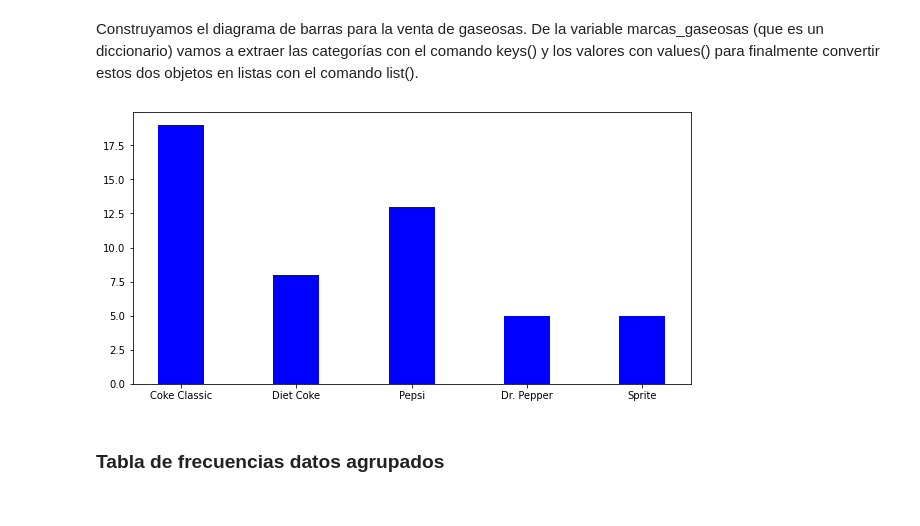
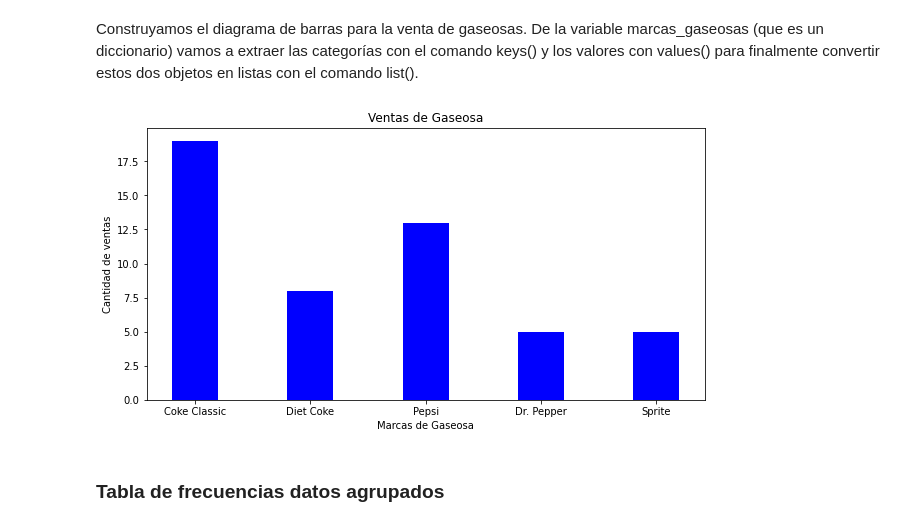
Before and after one commit to joaquinrovi/Probability, a Jupyter notebook: 01-Estadistica_Descriptiva.ipynb, the cells around one changed output. Drawn from its saved outputs; the diff is of its cells as text; code cells hidden in the pictures.

```diff
--- a/01-Estadistica_Descriptiva.ipynb
+++ b/01-Estadistica_Descriptiva.ipynb
@@ -150,21 +145,21 @@ Construyamos el diagrama de barras para la venta de gaseosas. De la variable mar
 # %%
 import matplotlib.pyplot as plt
 
 marcas_g = list(frec_marcas_gaseosas.keys())
 valores_g = list(frec_marcas_gaseosas.values())
 
 fig = plt.figure(figsize = (10, 5))
 
 # creating the bar plot
 plt.bar(marcas_g, valores_g, color ='blue',
         width = 0.4)
 
-#plt.xlabel("Courses offered")
-#plt.ylabel("No. of students enrolled")
-#plt.title("Students enrolled in different courses")
+plt.xlabel("Marcas de Gaseosa")
+plt.ylabel("Cantidad de ventas")
+plt.title("Ventas de Gaseosa")
 plt.show()
 # %% [output]
-[figure, old version]
+[figure, new version]
 # %% [markdown]
 ### **Tabla de frecuencias datos agrupados**
 # %% [markdown]
```
Also changed, not shown: parts of 13 cells of this notebook, 1 other file.
